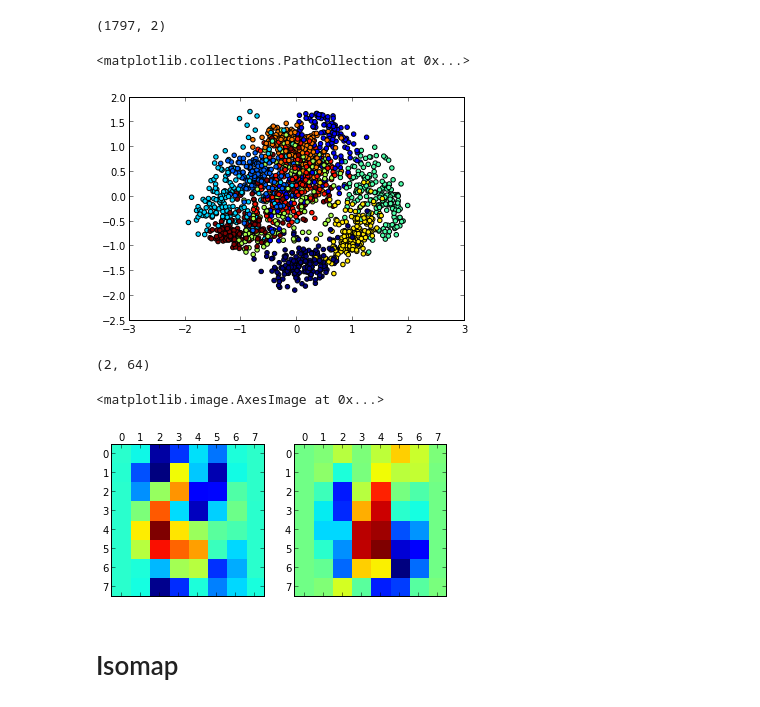
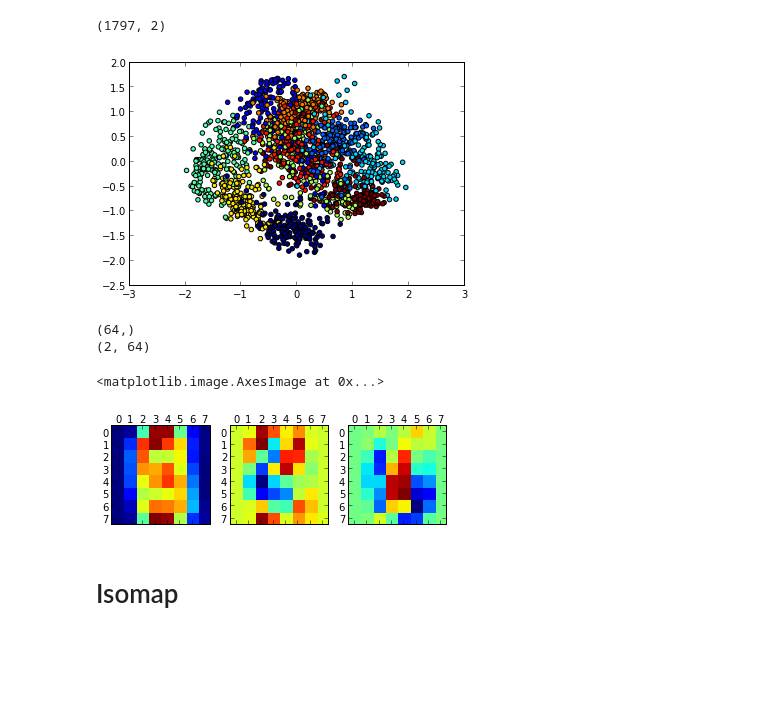
Before and after one commit to amueller/sklearn_tutorial, a Jupyter notebook: presentation.ipynb, the cells around one changed output. Drawn from its saved outputs; the diff is of its cells as text; code cells hidden in the pictures; blank space fills up the shorter version.

```diff
--- a/presentation.ipynb
+++ b/presentation.ipynb
@@ -128,25 +136,28 @@ pca = RandomizedPCA(n_components=2)
 # %%
+pca = PCA(n_components=2)
 pca.fit(X)
 X_pca = pca.transform(X)
 X_pca.shape
 # %% [output]
 (1797, 2)
 # %%
-plt.scatter(X_pca[:, 0], X_pca[:, 1], c=y)
+plt.scatter(X_pca[:, 0], X_pca[:, 1], c=y);
 # %% [output]
-<matplotlib.collections.PathCollection at 0x...>
-[figure, old version]
+[figure, new version]
-# %%
-pca.components_.shape
-# %% [output]
-(2, 64)
+# %%
+print(pca.mean_.shape)
+print(pca.components_.shape)
+# %% [output]
+(64,)
+(2, 64)
 # %%
-fix, ax = plt.subplots(1, 2)
-ax[0].matshow(pca.components_[0, :].reshape(8, 8))
-ax[1].matshow(pca.components_[1, :].reshape(8, 8))
+fix, ax = plt.subplots(1, 3)
+ax[0].matshow(pca.mean_.reshape(8, 8))
+ax[1].matshow(pca.components_[0, :].reshape(8, 8))
+ax[2].matshow(pca.components_[1, :].reshape(8, 8))
 # %% [output]
 <matplotlib.image.AxesImage at 0x...>
-[figure, old version]
+[figure, new version]
 # %% [markdown]
 Isomap
 ======
```
Also changed, not shown: parts of 28 cells of this notebook, 1 other file.
